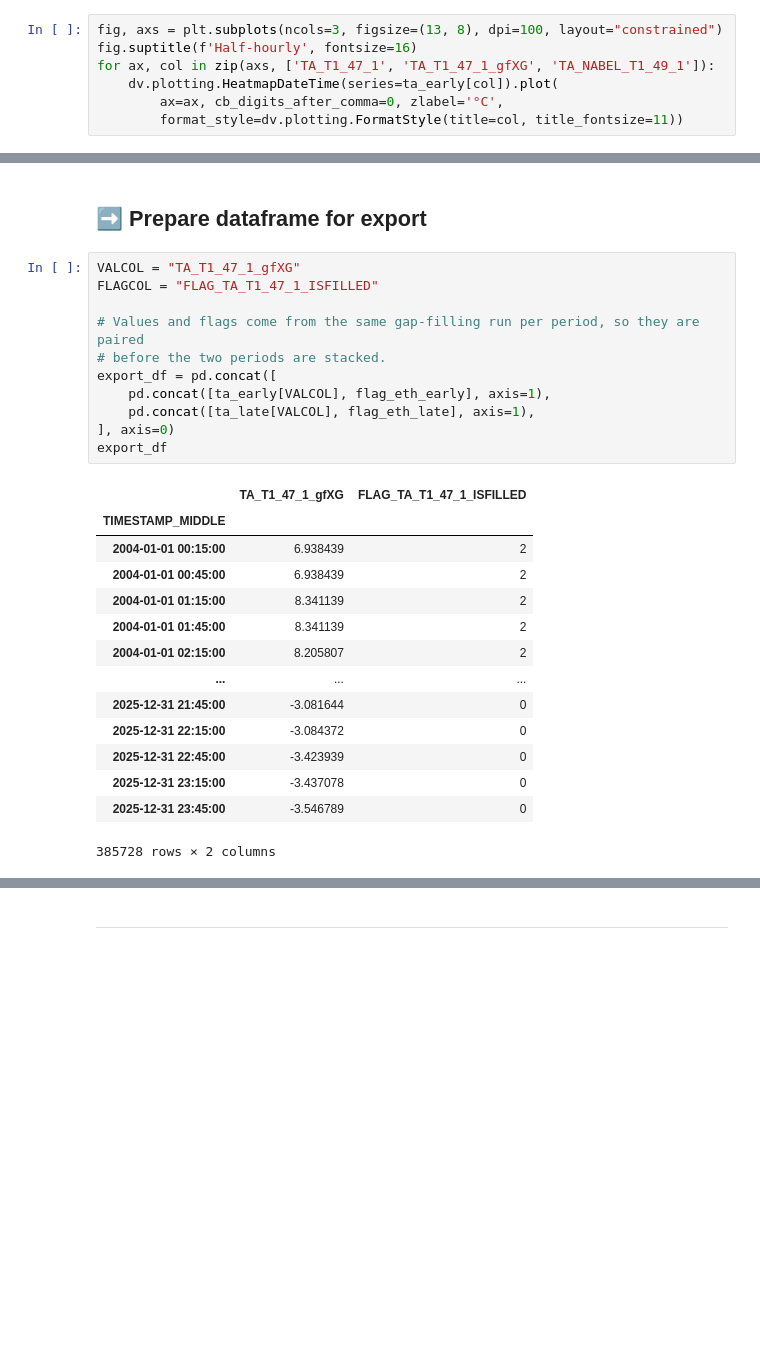
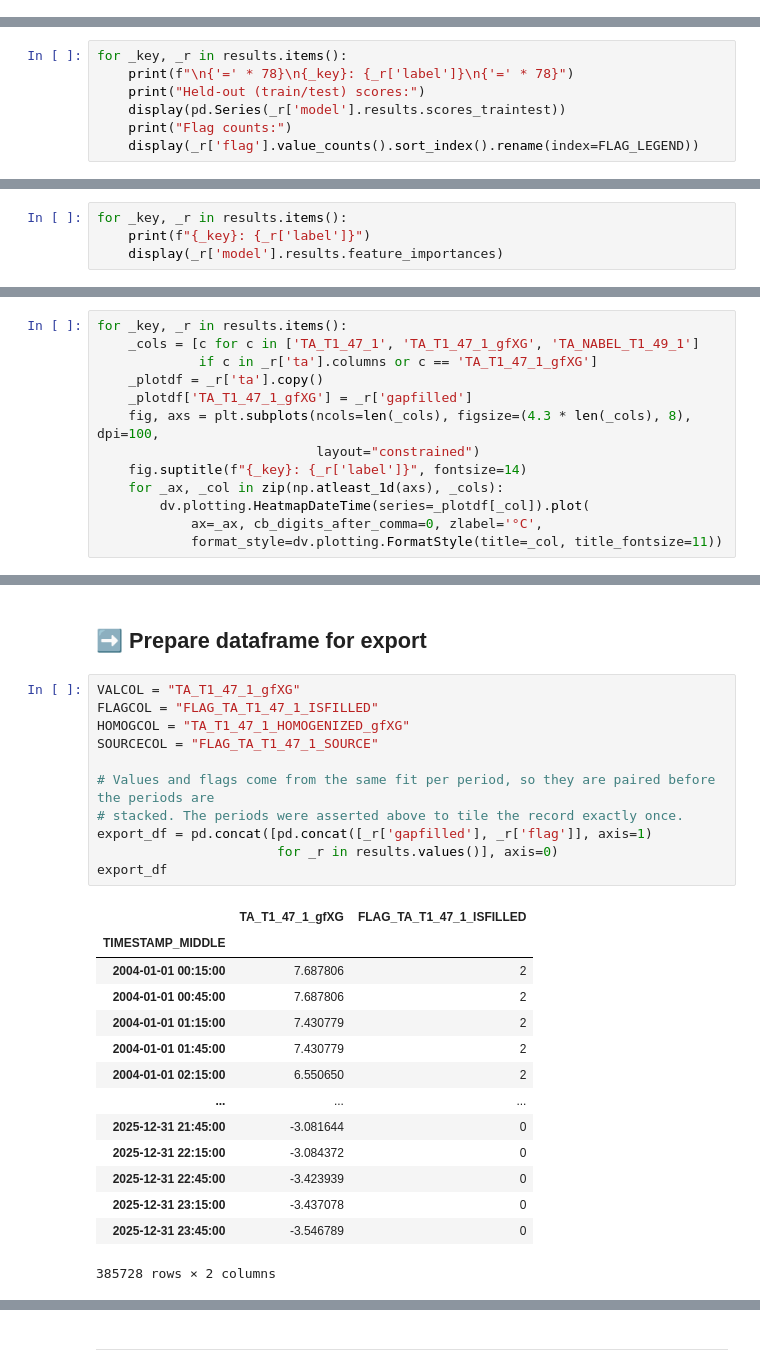
Before and after one commit to holukas/dataset_ch-lae_flux_product, a Jupyter notebook: workflow/10_METEO/30_PRODUCTS/02_METEO_TA_2004-2025.ipynb, the cells around one changed output, grey strips where cells are left out. Drawn from its saved outputs; the diff is of its cells as text; blank space fills up the shorter version.

```diff
--- a/workflow/10_METEO/30_PRODUCTS/02_METEO_TA_2004-2025.ipynb
+++ b/workflow/10_METEO/30_PRODUCTS/02_METEO_TA_2004-2025.ipynb
@@ -971,7 +1699,0 @@ ta_early[[TARGET, gapfilled_eth_early.name]].describe()
-# %%
-fig, axs = plt.subplots(ncols=3, figsize=(13, 8), dpi=100, layout="constrained")
-fig.suptitle(f'Half-hourly', fontsize=16)
-for ax, col in zip(axs, ['TA_T1_47_1', 'TA_T1_47_1_gfXG', 'TA_NABEL_T1_49_1']):
-    dv.plotting.HeatmapDateTime(series=ta_early[col]).plot(
-        ax=ax, cb_digits_after_comma=0, zlabel='°C',
-        format_style=dv.plotting.FormatStyle(title=col, title_fontsize=11))
@@ -1061,0 +1780,7 @@ ta_late[[TARGET, gapfilled_eth_late.name]].describe()
+# %%
+for _key, _r in results.items():
+    print(f"\n{'=' * 78}\n{_key}: {_r['label']}\n{'=' * 78}")
+    print("Held-out (train/test) scores:")
+    display(pd.Series(_r['model'].results.scores_traintest))
+    print("Flag counts:")
+    display(_r['flag'].value_counts().sort_index().rename(index=FLAG_LEGEND))
@@ -1061,0 +1844,4 @@ ta_late[[TARGET, gapfilled_eth_late.name]].describe()
+# %%
+for _key, _r in results.items():
+    print(f"{_key}: {_r['label']}")
+    display(_r['model'].results.feature_importances)
@@ -1061,0 +1904,13 @@ ta_late[[TARGET, gapfilled_eth_late.name]].describe()
+# %%
+for _key, _r in results.items():
+    _cols = [c for c in ['TA_T1_47_1', 'TA_T1_47_1_gfXG', 'TA_NABEL_T1_49_1']
+             if c in _r['ta'].columns or c == 'TA_T1_47_1_gfXG']
+    _plotdf = _r['ta'].copy()
+    _plotdf['TA_T1_47_1_gfXG'] = _r['gapfilled']
+    fig, axs = plt.subplots(ncols=len(_cols), figsize=(4.3 * len(_cols), 8), dpi=100,
+                            layout="constrained")
+    fig.suptitle(f"{_key}: {_r['label']}", fontsize=14)
+    for _ax, _col in zip(np.atleast_1d(axs), _cols):
+        dv.plotting.HeatmapDateTime(series=_plotdf[_col]).plot(
+            ax=_ax, cb_digits_after_comma=0, zlabel='°C',
+            format_style=dv.plotting.FormatStyle(title=_col, title_fontsize=11))
@@ -1066,22 +1925,22 @@ ta_late[[TARGET, gapfilled_eth_late.name]].describe()
 # %%
 VALCOL = "TA_T1_47_1_gfXG"
 FLAGCOL = "FLAG_TA_T1_47_1_ISFILLED"
+HOMOGCOL = "TA_T1_47_1_HOMOGENIZED_gfXG"
+SOURCECOL = "FLAG_TA_T1_47_1_SOURCE"
 
-# Values and flags come from the same gap-filling run per period, so they are paired
-# before the two periods are stacked.
-export_df = pd.concat([
-    pd.concat([ta_early[VALCOL], flag_eth_early], axis=1),
-    pd.concat([ta_late[VALCOL], flag_eth_late], axis=1),
-], axis=0)
+# Values and flags come from the same fit per period, so they are paired before the periods are
+# stacked. The periods were asserted above to tile the record exactly once.
+export_df = pd.concat([pd.concat([_r['gapfilled'], _r['flag']], axis=1)
+                       for _r in results.values()], axis=0)
 export_df
 # %% [output]
 |  | TA_T1_47_1_gfXG | FLAG_TA_T1_47_1_ISFILLED |
 | TIMESTAMP_MIDDLE |  |  |
-| 2004-01-01 00:15:00 | 6.938439 | 2 |
-| 2004-01-01 00:45:00 | 6.938439 | 2 |
-| 2004-01-01 01:15:00 | 8.341139 | 2 |
-| 2004-01-01 01:45:00 | 8.341139 | 2 |
-| 2004-01-01 02:15:00 | 8.205807 | 2 |
+| 2004-01-01 00:15:00 | 7.687806 | 2 |
+| 2004-01-01 00:45:00 | 7.687806 | 2 |
+| 2004-01-01 01:15:00 | 7.430779 | 2 |
+| 2004-01-01 01:45:00 | 7.430779 | 2 |
+| 2004-01-01 02:15:00 | 6.550650 | 2 |
 | ... | ... | ... |
 | 2025-12-31 21:45:00 | -3.081644 | 0 |
 | 2025-12-31 22:15:00 | -3.084372 | 0 |
```
Also changed, not shown: parts of 85 cells of this notebook.
